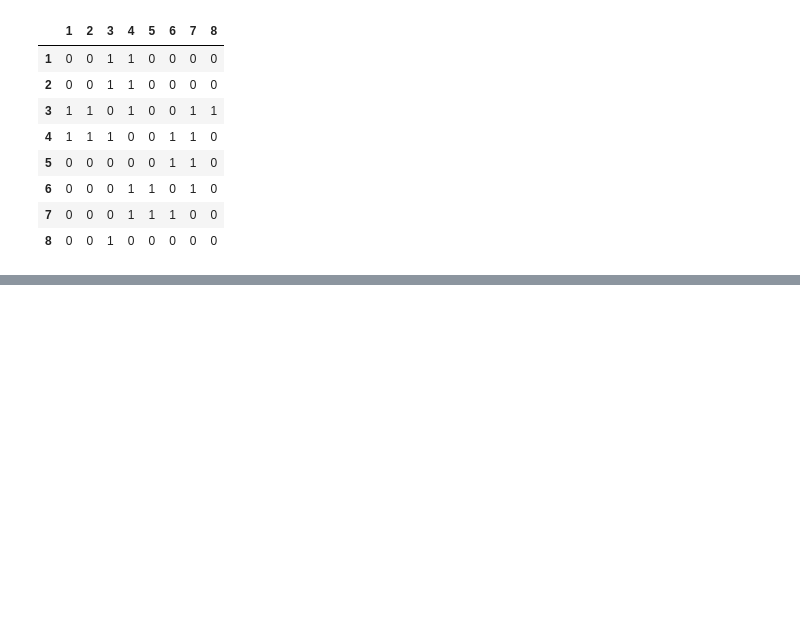
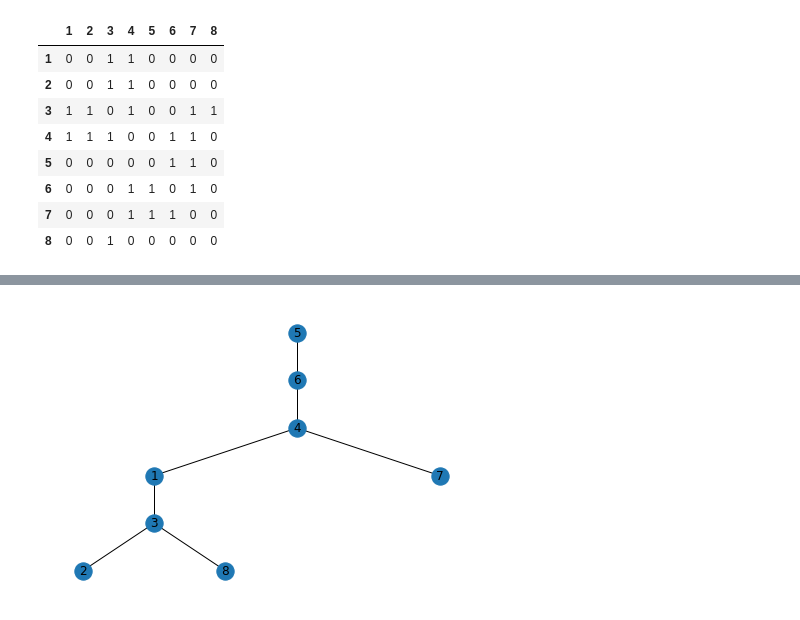
Before and after one commit to paulo7676/Faculdade, a Jupyter notebook: Grafos/Atividade 05/Grafo01.ipynb, the cells around one changed output, grey strips where cells are left out. Cells and saved outputs as stored; diff of their text form; code cells hidden in the pictures; blank space fills up the shorter version.

```diff
--- a/Grafos/Atividade 05/Grafo01.ipynb
+++ b/Grafos/Atividade 05/Grafo01.ipynb
@@ -202,0 +121,11 @@ def csv_grafo(data):
+# %%
+G = nx.Graph()
+vertices = []
+vertice_desejado = '5'
+
+arvore_profundidade(G,vertice_desejado,grafo,vertices)
+
+pos = hierarchy_pos(G,vertice_desejado)
+nx.draw(G, pos=pos, with_labels=True)
+# %% [output]
+[figure, added]
```
Also changed, not shown: parts of 10 cells of this notebook, 4 other files.
